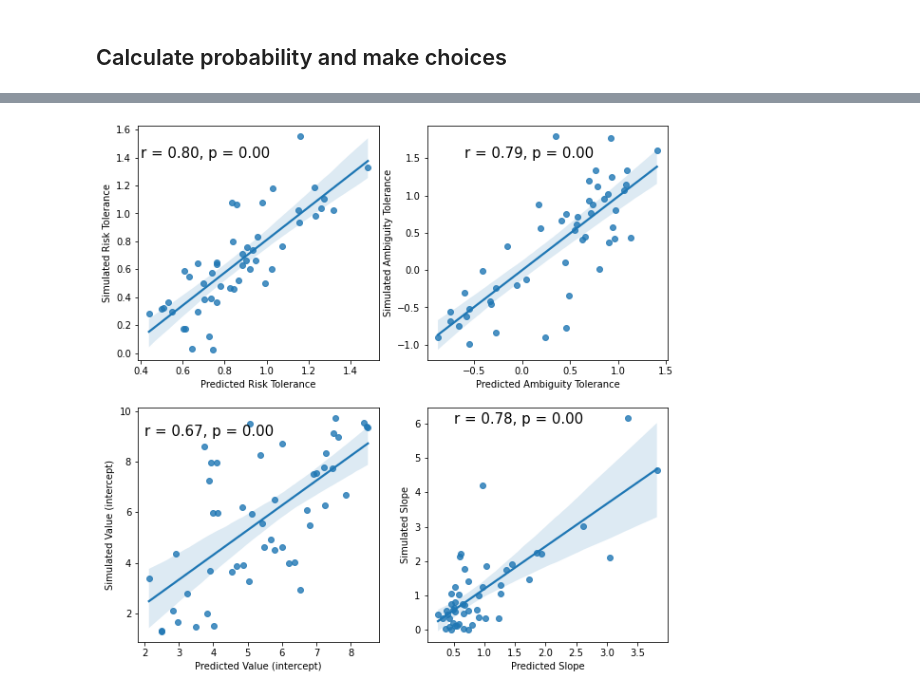
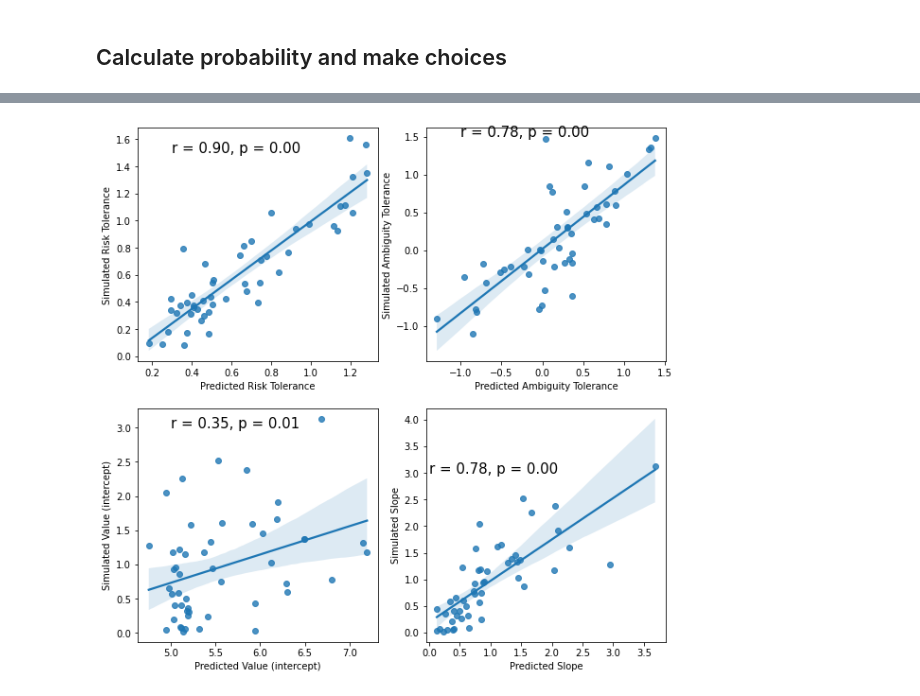
Before and after one commit to KoremNSN/Aging, a Jupyter notebook: RiskandAmbiguity/MedicalSimlation.ipynb, the cells around one changed output, grey strips where cells are left out. Saved outputs shown, nothing was run; the diff lists cells and outputs as text; code cells hidden in the pictures.

```diff
--- a/RiskandAmbiguity/MedicalSimlation.ipynb
+++ b/RiskandAmbiguity/MedicalSimlation.ipynb
@@ -113,32 +171,26 @@ simdata.head()
 # %%
-with pm.Model() as RiskAmb_Beta:
-    # Hyper Priors
-    alpha_a = pm.Poisson('alpha_a', 3)
-    alpha_b = pm.Poisson('alpha_b', 3)
-
-    bMu = pm.Beta('bMu', 1,1)
-    bSig = pm.Exponential('bSig', 1)
+with pm.Model() as RiskAmb_equ:
 
     gMu = pm.Normal('gMu', 0,1)
     gSig = pm.Exponential('gSig', 1)
 
-
     med_slope = pm.Gamma('med_slope', 1, 1, shape = n_subs)
+    med_linslope = pm.Uniform('med_linslope', 1, 10, shape = n_subs)
     med_intercept = pm.Uniform('med_intercept', 1, 10, shape = n_subs)
 
-    alpha = pm.Beta('alpha', alpha_a, alpha_b, shape = n_subs)
+    alpha = pm.Beta('alpha', 2,4, shape = n_subs)#alpha_a, alpha_b, shape = n_subs)
     α = pm.Deterministic('α', alpha * 2)
-    β = pm.TruncatedNormal('β', bMu, bSig, lower = -1.5, upper = 1.5, shape = n_subs)
+    β = pm.TruncatedNormal('β', 0.3, 1, lower = -1.5, upper = 1.5, shape = n_subs)
     γ = pm.Lognormal('γ', gMu , gSig, shape = n_subs)
 
     # Expected value of outcome
-    val = (med_intercept[sub_idx] + simdata['value'].values ** med_slope[sub_idx]) ** α[sub_idx]
+    val = (med_intercept[sub_idx] + med_linslope[sub_idx] * simdata['value'].values ** med_slope[sub_idx]) ** α[sub_idx]
     svLotto = val * (simdata['risk'].values - (β[sub_idx] * (simdata['ambiguity'].values/2)))
-    svRef = med_intercept[sub_idx] ** α[sub_idx]
+    svRef = (med_intercept[sub_idx] + med_linslope[sub_idx]) ** α[sub_idx]
     p = (svLotto - svRef)/γ[sub_idx]
     mu = pm.invlogit(p)
 
     # Likelihood (sampling distribution) of observations
     choice = pm.Binomial('choice',1, mu, observed=simdata['choice'])
-    trace_beta = pm.sample(5000, return_inferencedata=True, nuts={'target_accept':0.99})
+    trace_equ = pm.sample(4000, return_inferencedata=True, target_accept=0.95)#nuts={'target_accept':0.9})
 # %% [output]
@@ -206,33 +350,33 @@ outcome.corr()
 # %%
 f, ax = plt.subplots(2,2, figsize=(10, 10))
 
-sns.regplot(x = 'α_pymc',      y = 'α_true',       data = outcome, ax=ax[0,0])
-sns.regplot(x = 'β_pymc',      y = 'β_true',       data = outcome, ax=ax[0,1])
-sns.regplot(x = 'mint_pymc',   y = 'mint_true',    data = outcome, ax=ax[1,0])
-sns.regplot(x = 'mslope_pymc', y = 'mslope_true',  data = outcome, ax=ax[1,1])
+sns.regplot(x = 'α_pymc',      y = 'α_true',       data = outcome2, ax=ax[0,0])
+sns.regplot(x = 'β_pymc',      y = 'β_true',       data = outcome2, ax=ax[0,1])
+sns.regplot(x = 'mls_pymc',   y = 'mls_true',      data = outcome2, ax=ax[1,0])
+sns.regplot(x = 'mslope_pymc', y = 'mslope_true',  data = outcome2, ax=ax[1,1])
 
 
 ax[0,0].set(xlabel='Predicted Risk Tolerance',      ylabel='Simulated Risk Tolerance')
 ax[0,1].set(xlabel='Predicted Ambiguity Tolerance', ylabel='Simulated Ambiguity Tolerance')
 ax[1,0].set(xlabel='Predicted Value (intercept)',   ylabel='Simulated Value (intercept)')
 ax[1,1].set(xlabel='Predicted Slope',               ylabel='Simulated Slope')
 
-corr = (sp.stats.pearsonr(outcome.α_pymc, outcome.α_true))
+corr = (sp.stats.pearsonr(outcome2.α_pymc, outcome2.α_true))
 text = 'r = {:.2f}, p = {:.2f}'.format(corr[0],corr[1])
-ax[0,0].text(.4, 1.4, text, fontsize=15)
+ax[0,0].text(.3, 1.5, text, fontsize=15)
 
-corr = (sp.stats.pearsonr(outcome.β_pymc, outcome.β_true))
+corr = (sp.stats.pearsonr(outcome2.β_pymc, outcome2.β_true))
 text = 'r = {:.2f}, p = {:.2f}'.format(corr[0],corr[1])
-ax[0,1].text(-.6, 1.5, text, fontsize=15)
+ax[0,1].text(-1, 1.5, text, fontsize=15)
 
-corr = (sp.stats.pearsonr(outcome.mint_pymc, outcome.mint_true))
+corr = (sp.stats.pearsonr(outcome2.mls_pymc, outcome2.mls_true))
 text = 'r = {:.2f}, p = {:.2f}'.format(corr[0],corr[1])
-ax[1,0].text(2, 9, text, fontsize=15)
+ax[1,0].text(5, 3, text, fontsize=15)
 
-corr = (sp.stats.pearsonr(outcome.mslope_pymc, outcome.mslope_true))
+corr = (sp.stats.pearsonr(outcome2.mslope_pymc, outcome2.mslope_true))
 text = 'r = {:.2f}, p = {:.2f}'.format(corr[0],corr[1])
-ax[1,1].text(.5, 6, text, fontsize=15)
+ax[1,1].text(0, 3, text, fontsize=15)
 
 plt.show()
 # %% [output]
-[figure, old version]
+[figure, new version]
```
Also changed, not shown: parts of 16 cells of this notebook.
